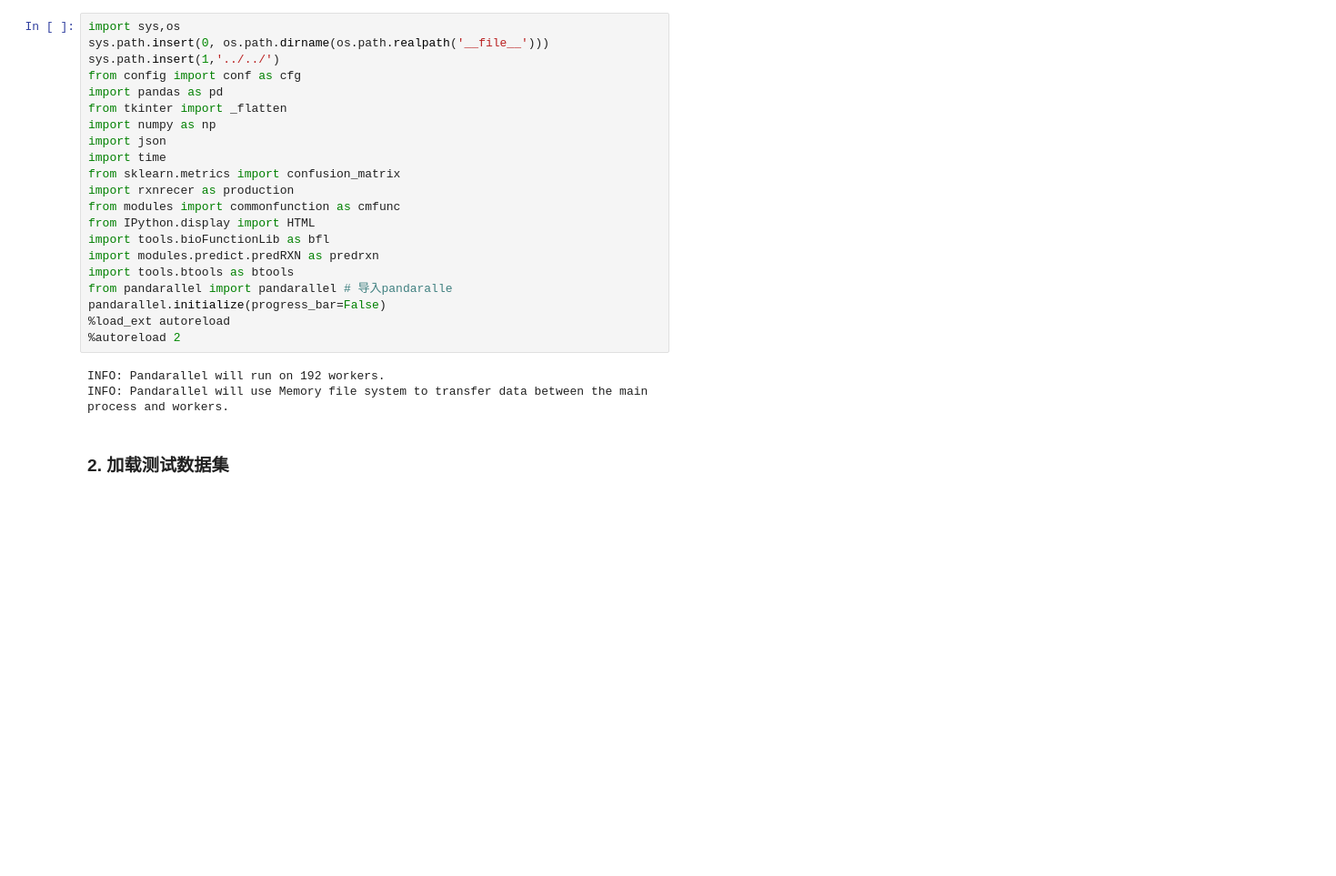
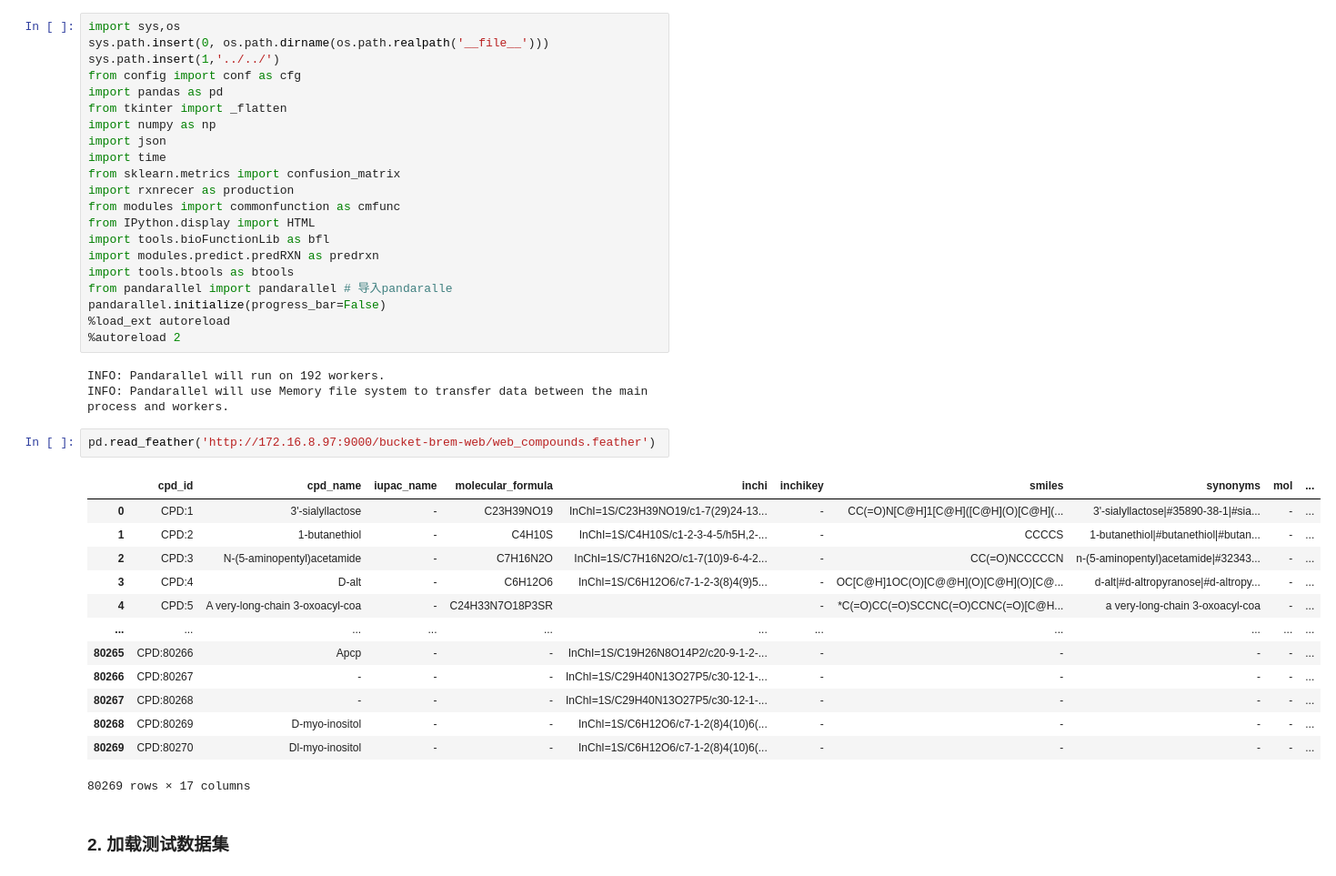
Before and after one commit to kingstdio/RXNRECer, a Jupyter notebook: case/2018later/case_2018later_S2_时间评估.ipynb, the cells around one changed output. Shown: that part at 91% size. Saved outputs shown, nothing was run; the diff lists cells and outputs as text; blank space fills up the shorter version.

```diff
--- a/case/2018later/case_2018later_S2_时间评估.ipynb
+++ b/case/2018later/case_2018later_S2_时间评估.ipynb
@@ -27,6 +27,22 @@ pandarallel.initialize(progress_bar=False)
 # %% [output]
 INFO: Pandarallel will run on 192 workers.
 INFO: Pandarallel will use Memory file system to transfer data between the main process and workers.
+# %%
+pd.read_feather('http://172.16.8.97:9000/bucket-brem-web/web_compounds.feather')
+# %% [output]
+|  | cpd_id | cpd_name | iupac_name | molecular_formula | inchi | inchikey | smiles | synonyms | mol | ... |
+| 0 | CPD:1 | 3'-sialyllactose | - | C23H39NO19 | InChI=1S/C23H39NO19/c1-7(29)24-13... | - | CC(=O)N[C@H]1[C@H]([C@H](O)[C@H](... | 3'-sialyllactose|#35890-38-1|#sia... | - | ... |
+| 1 | CPD:2 | 1-butanethiol | - | C4H10S | InChI=1S/C4H10S/c1-2-3-4-5/h5H,2-... | - | CCCCS | 1-butanethiol|#butanethiol|#butan... | - | ... |
+| 2 | CPD:3 | N-(5-aminopentyl)acetamide | - | C7H16N2O | InChI=1S/C7H16N2O/c1-7(10)9-6-4-2... | - | CC(=O)NCCCCCN | n-(5-aminopentyl)acetamide|#32343... | - | ... |
+| 3 | CPD:4 | D-alt | - | C6H12O6 | InChI=1S/C6H12O6/c7-1-2-3(8)4(9)5... | - | OC[C@H]1OC(O)[C@@H](O)[C@H](O)[C@... | d-alt|#d-altropyranose|#d-altropy... | - | ... |
+| 4 | CPD:5 | A very-long-chain 3-oxoacyl-coa | - | C24H33N7O18P3SR |  | - | *C(=O)CC(=O)SCCNC(=O)CCNC(=O)[C@H... | a very-long-chain 3-oxoacyl-coa | - | ... |
+| ... | ... | ... | ... | ... | ... | ... | ... | ... | ... | ... |
+| 80265 | CPD:80266 | Apcp | - | - | InChI=1S/C19H26N8O14P2/c20-9-1-2-... | - | - | - | - | ... |
+| 80266 | CPD:80267 | - | - | - | InChI=1S/C29H40N13O27P5/c30-12-1-... | - | - | - | - | ... |
+| 80267 | CPD:80268 | - | - | - | InChI=1S/C29H40N13O27P5/c30-12-1-... | - | - | - | - | ... |
+| 80268 | CPD:80269 | D-myo-inositol | - | - | InChI=1S/C6H12O6/c7-1-2(8)4(10)6(... | - | - | - | - | ... |
+| 80269 | CPD:80270 | Dl-myo-inositol | - | - | InChI=1S/C6H12O6/c7-1-2(8)4(10)6(... | - | - | - | - | ... |
+80269 rows × 17 columns
 # %% [markdown]
 ### 2. 加载测试数据集
 # %%
```
Also changed, not shown: 15 other files.
